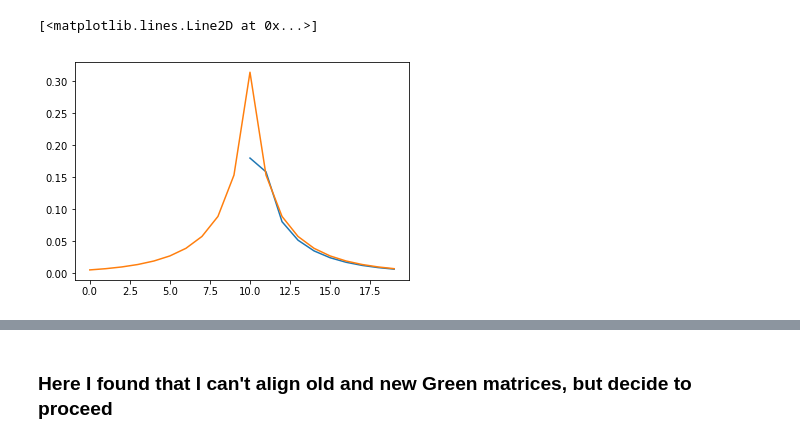
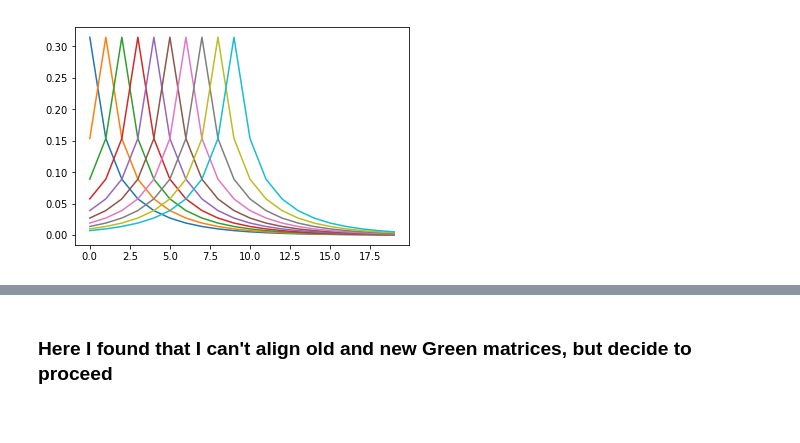
Before and after one commit to dmitrydi/pd_lapl, a Jupyter notebook: old_vs_new.ipynb, the cells around one changed output, grey strips where cells are left out. Drawn from its saved outputs; the diff is of its cells as text; code cells hidden in the pictures.

```diff
--- a/old_vs_new.ipynb
+++ b/old_vs_new.ipynb
@@ -29,9 +29,8 @@ i_old = range(10, 20)
 i_new = range(20)
 v_old = old_green[0,1:]
 v_new = new_green[10, 1:]
-# %%
-plt.plot(i_old, v_old)
-plt.plot(i_new, v_new)
-# %% [output]
-[<matplotlib.lines.Line2D at 0x...>]
-[figure, removed]
+# %%
+for i in range(10):
+    plt.plot(new_green[i,1:])
+# %% [output]
+[figure, added]
```
Also changed, not shown: parts of 6 cells of this notebook, 3 other files.
